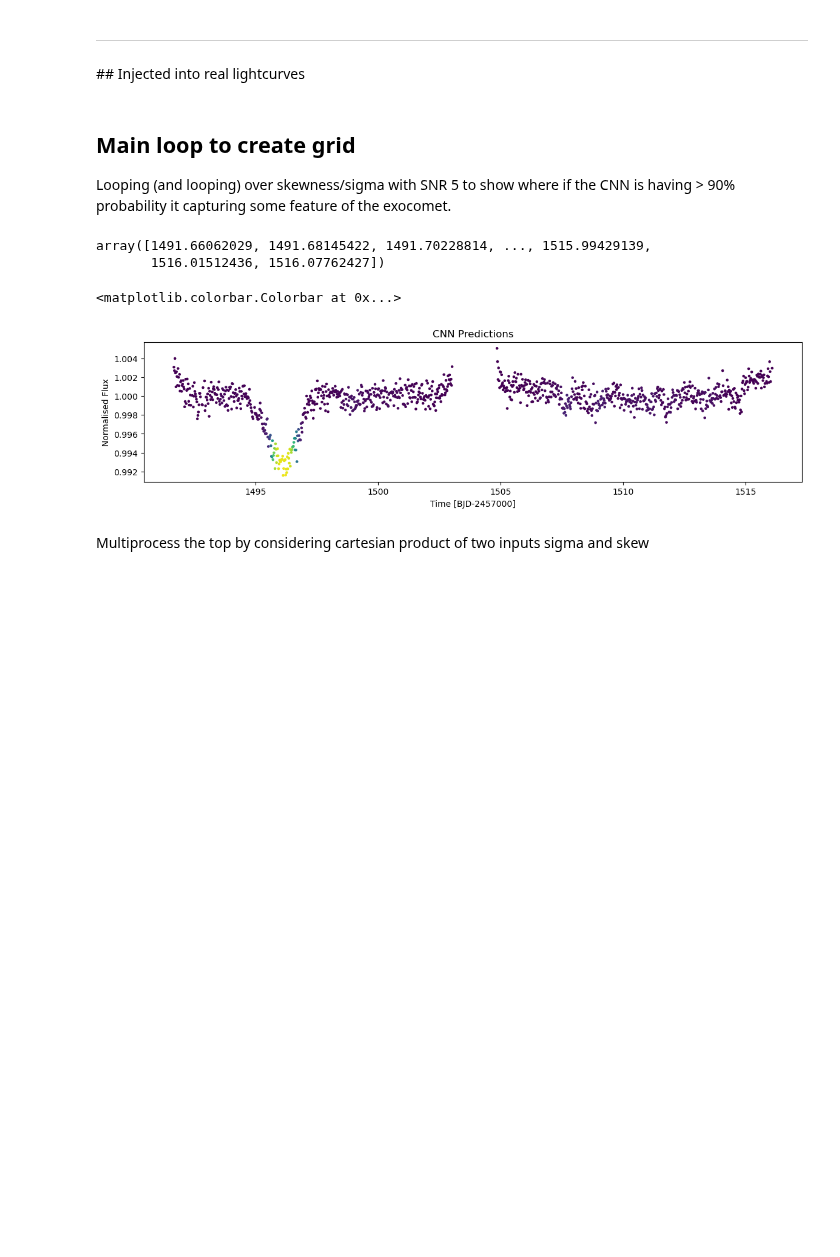
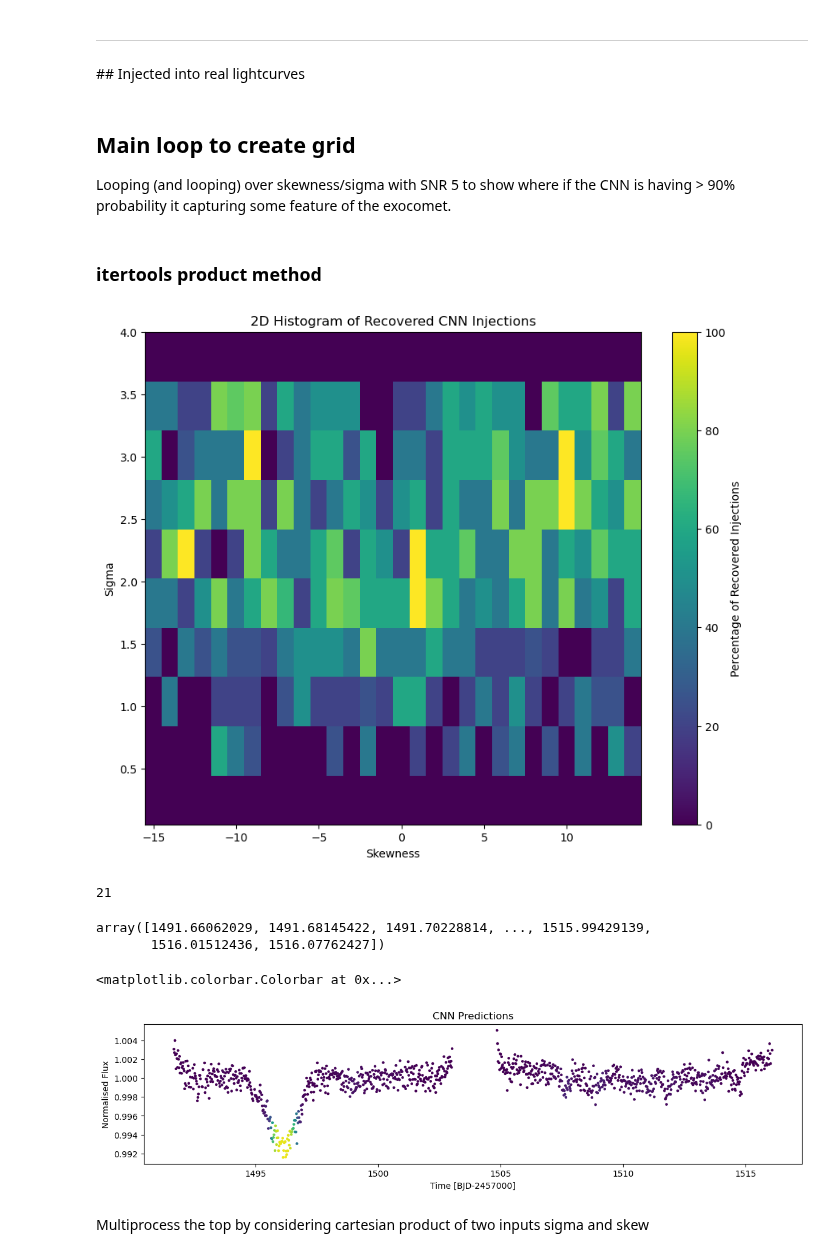
Before and after one commit to azibn/nets2, a Jupyter notebook: notebooks/Predict Grid.ipynb, the cells around one changed output. Saved outputs shown, nothing was run; the diff lists cells and outputs as text; code cells hidden in the pictures; blank space fills up the shorter version.

Commit message:
script make plot for injection recovery. Plus some updates to preprocessing to augment data

```diff
--- a/notebooks/Predict Grid.ipynb
+++ b/notebooks/Predict Grid.ipynb
@@ -104,3 +48,5 @@ for i in files[0:10]:
 ## Main loop to create grid
 
 Looping (and looping) over skewness/sigma with SNR 5 to show where if the CNN is having > 90% probability it capturing some feature of the exocomet.
+# %% [markdown]
+### itertools product method
@@ -144,7 +154,7 @@ recovery_grid = np.zeros((len(duration_values), len(skew_values)))  # Note the s
 
 # Define the target time and duration in days for analysis
 target_time = 1496.5
-duration_days = 0.1  # This is the total duration of the window
+duration_days = 0.2  # This is the total duration of the window
 
 # Loop through each combination of skewness and duration
 for i, duration in enumerate(duration_values):  # Note the switched order of iteration
@@ -159,7 +169,7 @@ for i, duration in enumerate(duration_values):  # Note the switched order of ite
         labels = []
         ids = []
 
-        for file in files[0:50]:
+        for file in files[0:5]:
             try:
                 # Load the data
                 time, flux, err, model = np.load(file, allow_pickle=True)
@@ -227,35 +237,41 @@ for i, duration in enumerate(duration_values):  # Note the switched order of ite
         # Store the fraction in the 2D grid
         recovery_grid[i, j] = recovery_fraction
 
 # Convert the fractions to percentages for plotting
 recovery_grid_percentage = recovery_grid * 100
 
 plt.figure(figsize=(10, 8))
 plt.imshow(recovery_grid_percentage,
            extent=[skew_values[0] - 0.5, skew_values[-1] + 0.5, duration_values[0] / 2, duration_values[-1] * 2],
            aspect='auto', origin='lower', cmap='viridis')
 plt.colorbar(label='Percentage of Recovered Injections')
 plt.xlabel('Skewness')
 plt.ylabel('Sigma')
 plt.title('2D Histogram of Recovered CNN Injections')
-#plt.yscale('log')  # Set y-axis to log scale
-
+plt.show()
+#plt.yscale('log')  # Set y
 # # Annotate the heatmap with the percentages
 # for i in range(len(duration_values)-1):
 #     for j in range(len(skew_values)-1):
 #         pval = np.mean(duration_values[[i, i + 1]])
 #         rval = np.mean(skew_values[[j, j + 1]])
 #         hval = recovery_grid[i, j]
 #         plt.annotate(
 #             f"{hval:.4f}",
 #             xy=(pval, rval),  # multiply hval by 100 here for percentage
 #             ha="center",
 #             va="center",
 #             size=14,
 #         )
 
 
 # plt.show()
+# %% [output]
+[figure, added]
+# %%
+num_recovered
+# %% [output]
+21
 # %%
 lc = np.load('../exo7/injected-skew_-1-duration-0.74-snr-9/exocomet_model_0_sector07.npy')
 # %%
```
Also changed, not shown: parts of 4 cells of this notebook, 10 other files.
